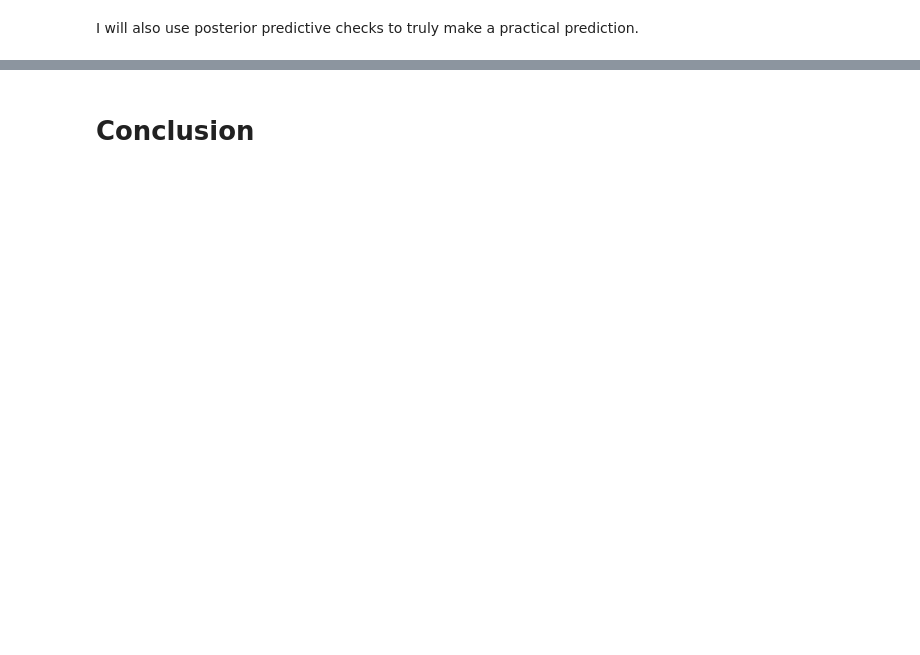
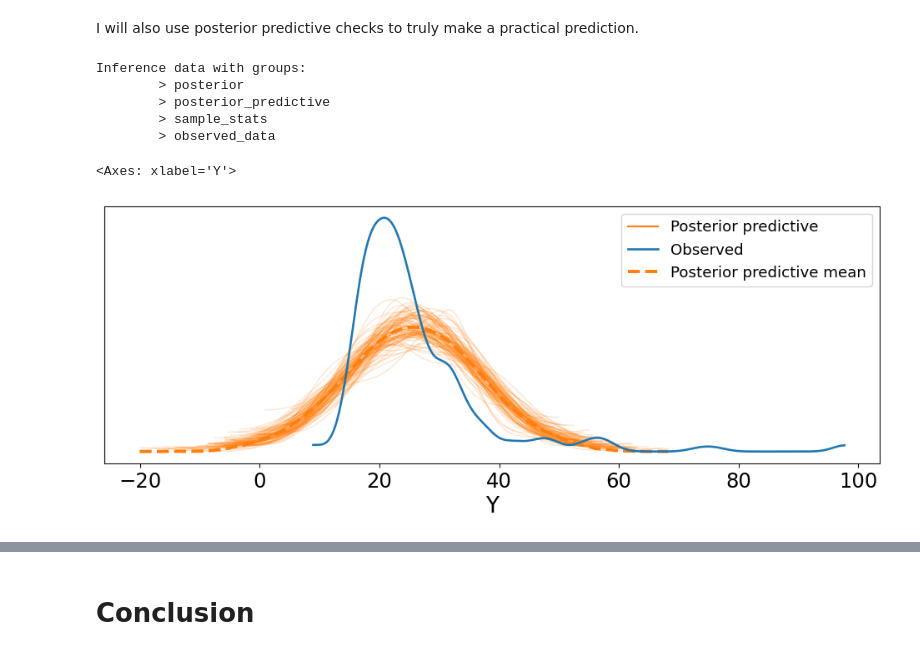
Before and after one commit to seun829/DataScience, a Jupyter notebook: Unit3/SeunLee_U3proj.ipynb, the cells around one changed output, grey strips where cells are left out. Cells and saved outputs as stored; diff of their text form; code cells hidden in the pictures; blank space fills up the shorter version.

```diff
--- a/Unit3/SeunLee_U3proj.ipynb
+++ b/Unit3/SeunLee_U3proj.ipynb
@@ -74,0 +61,3 @@ google_data
+# %%
+google_data = google_data.query("Date.str.startswith('2023')") #Figured out the startswith function using a google search
+google_data
@@ -108,5 +119,14 @@ az.plot_pair(idata_google_data_HN, kind='kde', marginals=True)
 I will also use posterior predictive checks to truly make a practical prediction.
 # %%
 pm.sample_posterior_predictive(idata_google_data_HN, model=model_google_data_HN, extend_inferencedata=True, progressbar=False)
+# %% [output]
+Inference data with groups:
+        > posterior
+        > posterior_predictive
+        > sample_stats
+        > observed_data
 # %%
-az.plot_ppc(idata_google_data_HN, num_pp_samples=1000, figsize=(12, 4), colors=["C1", "C0", "C1"])
+az.plot_ppc(idata_google_data_HN, num_pp_samples=100, figsize=(12, 4), colors=["C1", "C0", "C1"])
+# %% [output]
+<Axes: xlabel='Y'>
+[figure, added]
```
Also changed, not shown: parts of 23 cells of this notebook.
